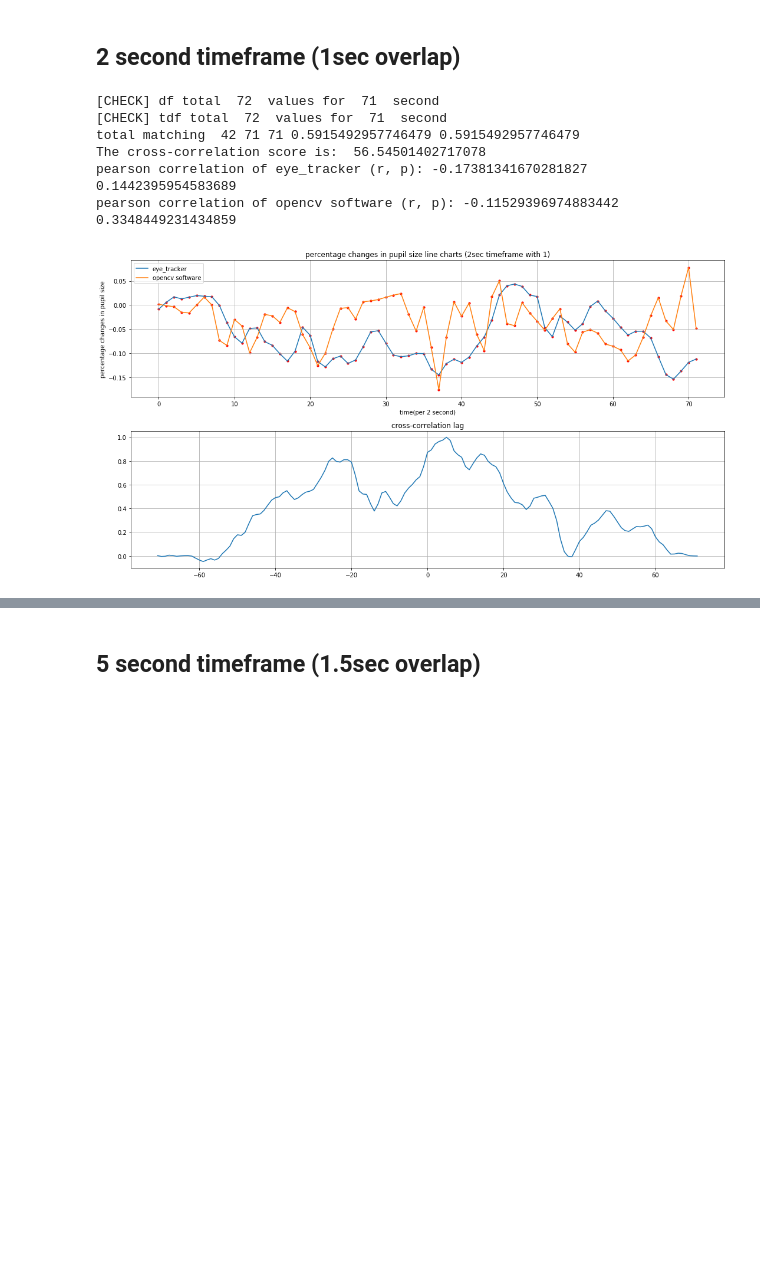
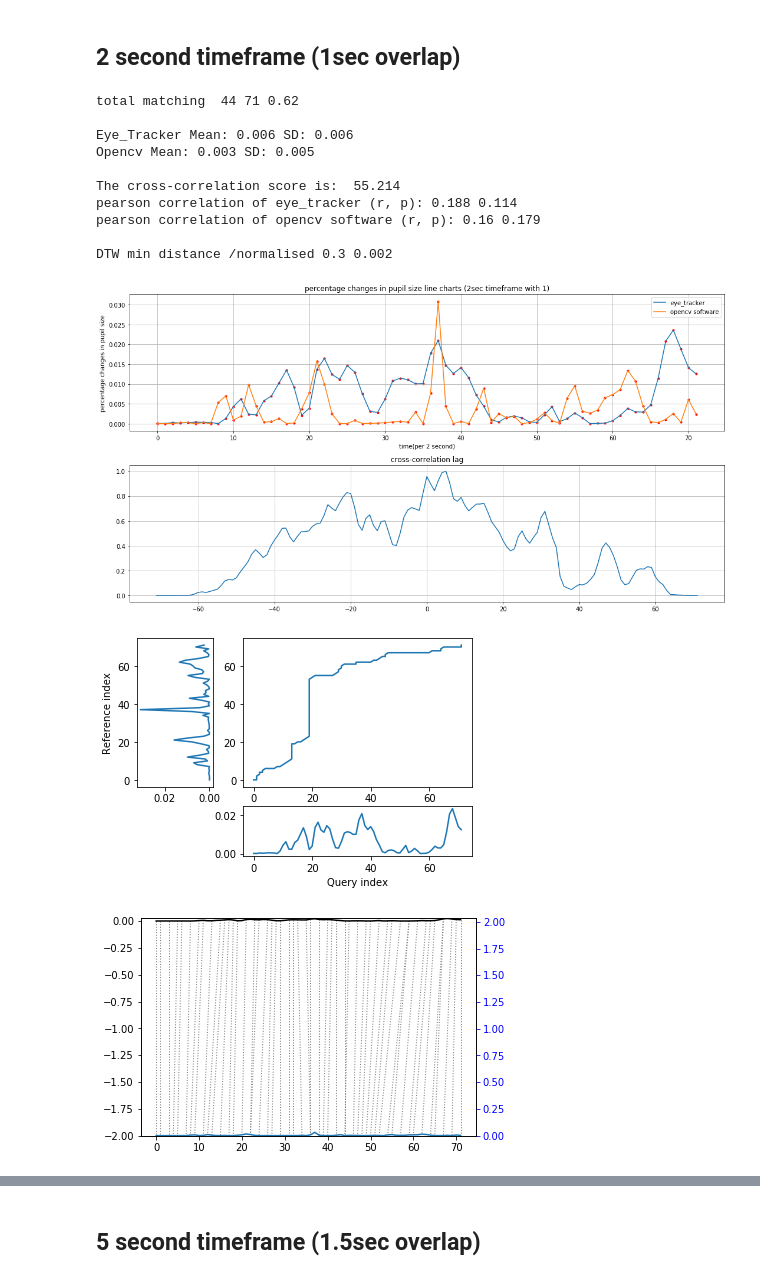
Before and after one commit to kkkkk2017/pupil_data_analysis, a Jupyter notebook: analysis_tobii_opencv_light.ipynb, the cells around one changed output, grey strips where cells are left out. Cells and saved outputs as stored; diff of their text form; code cells hidden in the pictures; blank space fills up the shorter version.

```diff
--- a/analysis_tobii_opencv_light.ipynb
+++ b/analysis_tobii_opencv_light.ipynb
@@ -232,6 +233,8 @@ def normalise(df):
 
     #for the last sec
     result.update({current_sec: hmean(values)})
-
+    result = pandas.DataFrame.from_dict(result, orient='index', columns=['radius'])
+    result['pcps'] = result['radius'].pct_change()
+    result['pcps'][0] = 0
     return result
 # %%
@@ -287,6 +321,8 @@ def plot_rate(ary1, ary2, timeframe, overlap):
 # %%
 def normalise_sec(df, sec=2, overlap=1, half=False): #input dict, half: if overlap has 0.5 sec
+    df = pandas.DataFrame.to_dict(df)['radius']
     result = {}
+#     print(int(list(df.keys())[-1]))
     end = int(list(df.keys())[-1])-sec-overlap
     interval = sec-overlap
     if half:
@@ -317,6 +353,10 @@ def normalise_sec(df, sec=2, overlap=1, half=False): #input dict, half: if overl
 
     if np.isnan(result[0]):
         result.update({0: result[1]})
+
+    result = pandas.DataFrame.from_dict(result, orient='index', columns=['radius'])
+    result['pcps'] = result['radius'].pct_change()
+    result['pcps'][0] = 0
     return result
 # %%
 def normalise_rate_sec(ary, sec=2, overlap=1, half=False): #input dict, half: if overlap has 0.5 sec
@@ -434,19 +457,23 @@ pearson correlation of opencv software (r, p): -0.2002616618903459 0.35956657501
 # %%
 #normalise into 2 second timeframe
 timeframe = 2
 overlap = 1
 df_2 = normalise_sec(opencv, timeframe, overlap)
 tdf_2 = normalise_sec(tobii, timeframe, overlap)
-print('[CHECK] df total ', len(df_2.keys()), ' values for ', list(df_2.keys())[-1], ' second')
-print('[CHECK] tdf total ', len(tdf_2.keys()), ' values for ', list(tdf_2.keys())[-1], ' second')
-py_rate_2 = cal_rate(list(df_2.values()), baseline)
-tb_rate_2 = cal_rate(list(tdf_2.values()), t_baseline)
+py_rate_2 = cal_rate(list(df_2['radius']), baseline)
+tb_rate_2 = cal_rate(list(tdf_2['radius']), t_baseline)
 plot_rate(tb_rate_2, py_rate_2, timeframe, overlap)
 # %% [output]
-[CHECK] df total  72  values for  71  second
-[CHECK] tdf total  72  values for  71  second
-total matching  42 71 71 0.5915492957746479 0.5915492957746479
-The cross-correlation score is:  56.54501402717078
-pearson correlation of eye_tracker (r, p): -0.17381341670281827 0.1442395954583689
-pearson correlation of opencv software (r, p): -0.11529396974883442 0.3348449231434859
+total matching  44 71 0.62
+
+Eye_Tracker Mean: 0.006 SD: 0.006
+Opencv Mean: 0.003 SD: 0.005
+
+The cross-correlation score is:  55.214
+pearson correlation of eye_tracker (r, p): 0.188 0.114
+pearson correlation of opencv software (r, p): 0.16 0.179
+
+DTW min distance /normalised 0.3 0.002
-[figure, old version]
+[figure, new version]
+[figure, added]
+[figure, added]
```
Also changed, not shown: parts of 23 cells of this notebook, 1 other file.
